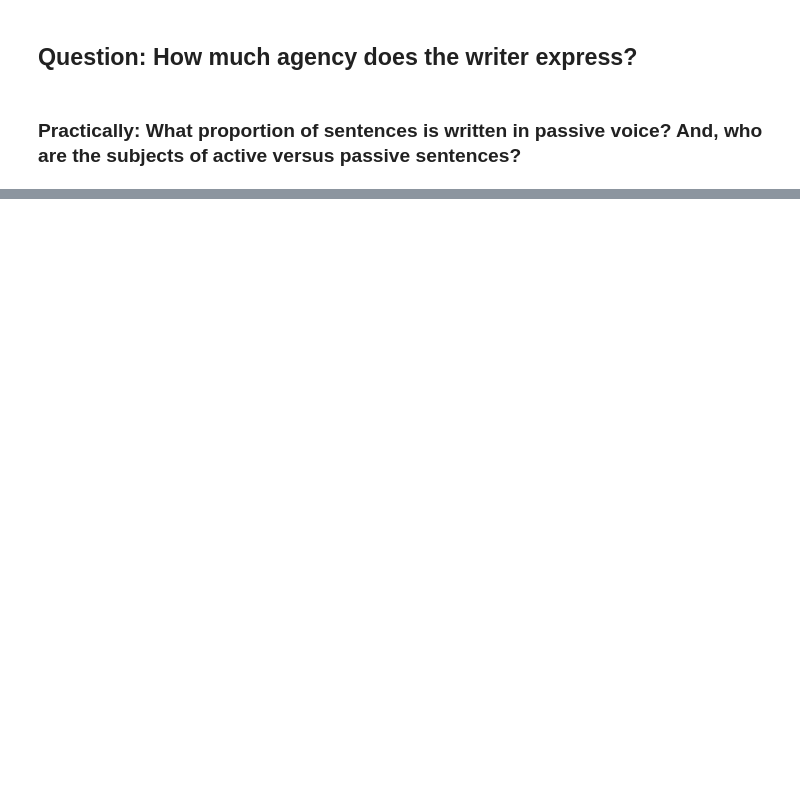
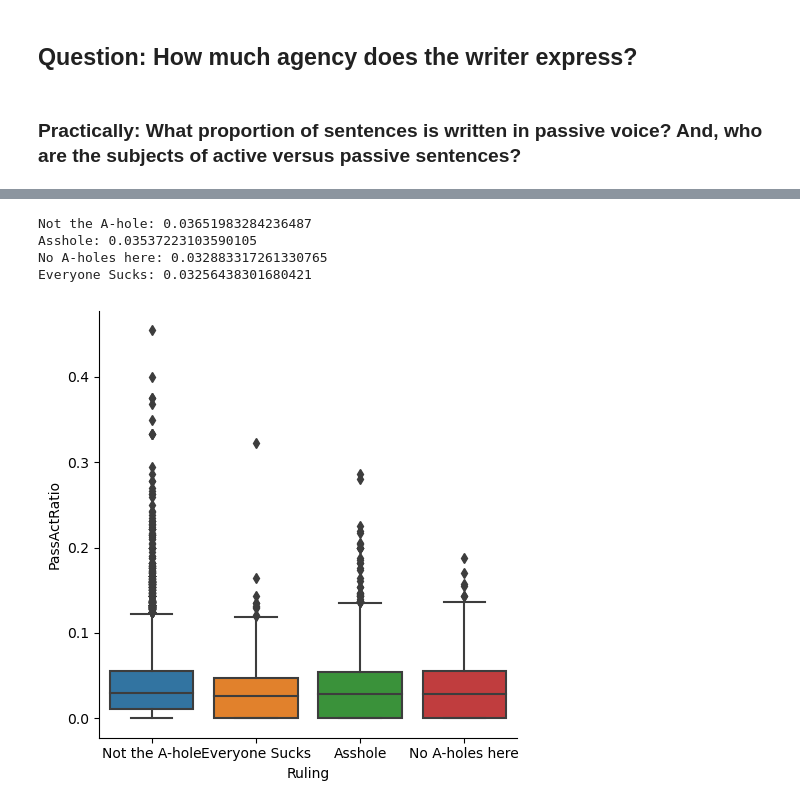
Before and after one commit to Data-Science-for-Linguists-2023/AITA-Blame-Analysis, a Jupyter notebook: code/data_analysis.ipynb, the cells around one changed output, grey strips where cells are left out. Saved outputs shown, nothing was run; the diff lists cells and outputs as text; code cells hidden in the pictures; blank space fills up the shorter version.

```diff
--- a/code/data_analysis.ipynb
+++ b/code/data_analysis.ipynb
@@ -239,3 +232,5 @@ analysis_df.to_csv("../data/aita_working_df.csv")
 ## Question: How much agency does the writer express?
 # %% [markdown]
 ### Practically: What proportion of sentences is written in passive voice? And, who are the subjects of active versus passive sentences?
+# %%
+analysis_df["SpacyText"] = pkl_test
@@ -241,0 +246,10 @@ analysis_df.to_csv("../data/aita_working_df.csv")
+# %%
+analysis_df["PassiveSubjects"] = analysis_df["SpacyText"].apply(lambda x: [[tok for tok in sent if (tok.dep_ == "nsubjpass")] for sent in x.sents])
+analysis_df["PassiveSubjects"] = analysis_df.PassiveSubjects.map(lambda x: sum(x, [])) # This is an array of arrays, I want to unpack into just 1 array
+
+analysis_df["ActiveSubjects"] = analysis_df["SpacyText"].apply(lambda x: [[tok for tok in sent if (tok.dep_ == "nsubj")] for sent in x.sents])
+analysis_df["ActiveSubjects"] = analysis_df.ActiveSubjects.map(lambda x: sum(x, [])) # This is an array of arrays, I want to unpack into just 1 array
+
+analysis_df["NumPassSubj"] = analysis_df["PassiveSubjects"].str.len()
+analysis_df["NumActSubj"] = analysis_df["ActiveSubjects"].str.len()
+analysis_df["PassActRatio"] = analysis_df["PassiveSubjects"].str.len() / analysis_df["ActiveSubjects"].str.len()
@@ -241,0 +349,15 @@ analysis_df.to_csv("../data/aita_working_df.csv")
+# %%
+print("Not the A-hole:",total_voice_ratio_per_ruling("Not the A-hole"))
+print("Asshole:",total_voice_ratio_per_ruling("Asshole"))
+print("No A-holes here:", total_voice_ratio_per_ruling("No A-holes here"))
+print("Everyone Sucks:", total_voice_ratio_per_ruling("Everyone Sucks"))
+# %% [output]
+Not the A-hole: 0.03651983284236487
+Asshole: 0.03537223103590105
+No A-holes here: 0.032883317261330765
+Everyone Sucks: 0.03256438301680421
+# %%
+sns.catplot(x="Ruling", y="PassActRatio", data=analysis_df, kind="box")
+plt.show()
+# %% [output]
+[figure, added]
```
Also changed, not shown: parts of 49 cells of this notebook, 1 other file.
